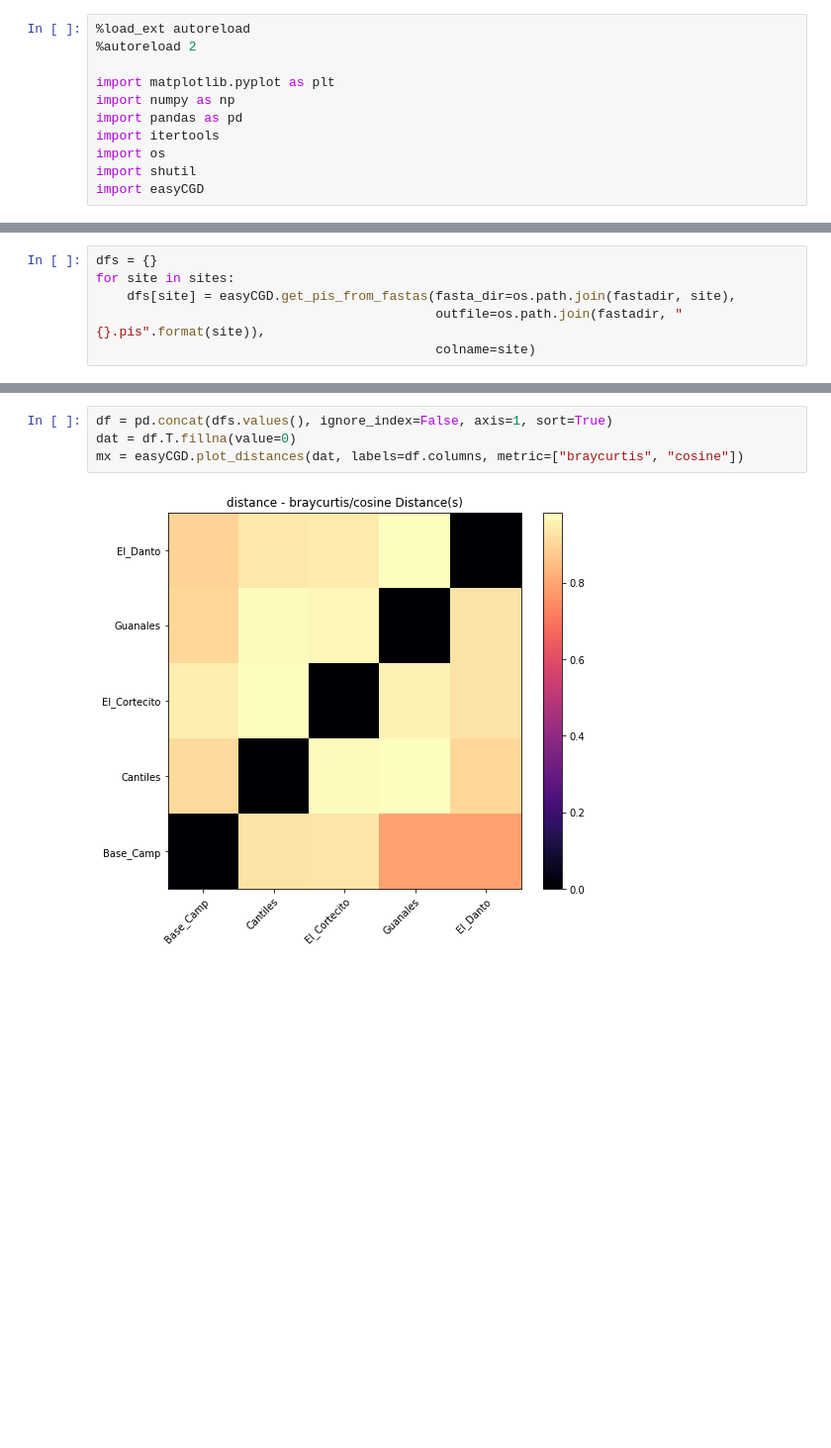
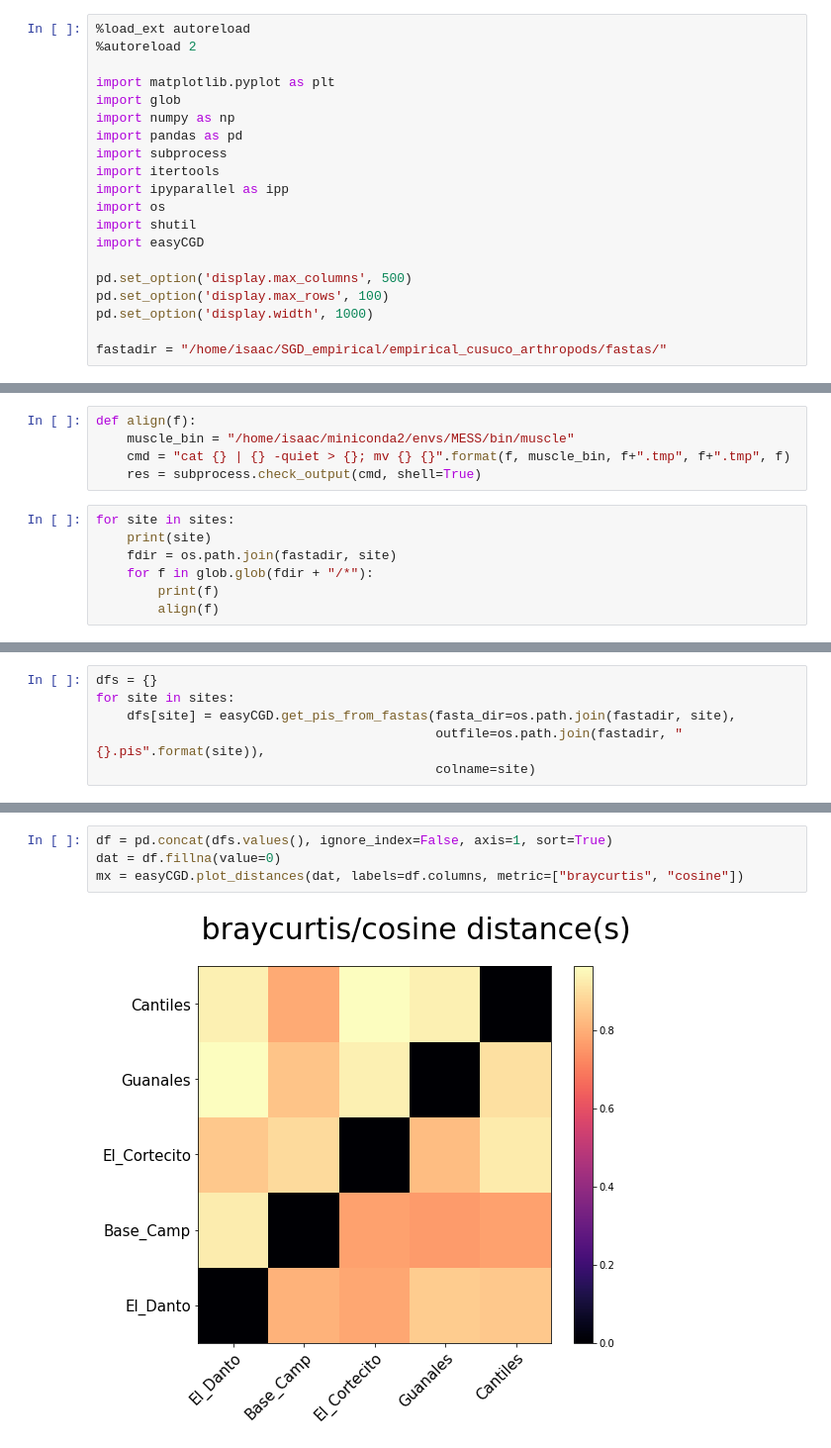
Before and after one commit to isaacovercast/SGD_empirical, a Jupyter notebook: empirical_cusuco_arthropods/cusuco_arthropods_preprocessing.ipynb, the cells around one changed output, grey strips where cells are left out. Shown at 99% size. Drawn from its saved outputs; the diff is of its cells as text; blank space fills up the shorter version.

```diff
--- a/empirical_cusuco_arthropods/cusuco_arthropods_preprocessing.ipynb
+++ b/empirical_cusuco_arthropods/cusuco_arthropods_preprocessing.ipynb
@@ -19,12 +21,21 @@ We don't like spaces in the 'exactsite' field, so we'll replace with underscore.
 %autoreload 2
 
 import matplotlib.pyplot as plt
+import glob
 import numpy as np
 import pandas as pd
+import subprocess
 import itertools
+import ipyparallel as ipp
 import os
 import shutil
 import easyCGD
+
+pd.set_option('display.max_columns', 500)
+pd.set_option('display.max_rows', 100)
+pd.set_option('display.width', 1000)
+
+fastadir = "/home/isaac/SGD_empirical/empirical_cusuco_arthropods/fastas/"
 # %% [output]
 The autoreload extension is already loaded. To reload it, use:
   %reload_ext autoreload
@@ -141,0 +162,12 @@ missed = parse_fasta_file("fasta.fas", "fastas", quiet=True)
+# %%
+def align(f):
+    muscle_bin = "/home/isaac/miniconda2/envs/MESS/bin/muscle"
+    cmd = "cat {} | {} -quiet > {}; mv {} {}".format(f, muscle_bin, f+".tmp", f+".tmp", f)
+    res = subprocess.check_output(cmd, shell=True)
+# %%
+for site in sites:
+    print(site)
+    fdir = os.path.join(fastadir, site)
+    for f in glob.glob(fdir + "/*"):
+        print(f)
+        align(f)
@@ -184,6 +253,6 @@ for site, df in dfs.items():
 # %%
 df = pd.concat(dfs.values(), ignore_index=False, axis=1, sort=True)
-dat = df.T.fillna(value=0)
+dat = df.fillna(value=0)
 mx = easyCGD.plot_distances(dat, labels=df.columns, metric=["braycurtis", "cosine"])
 # %% [output]
-[figure, old version]
+[figure, new version]
```
Also changed, not shown: parts of 26 cells of this notebook, 21 other files.
